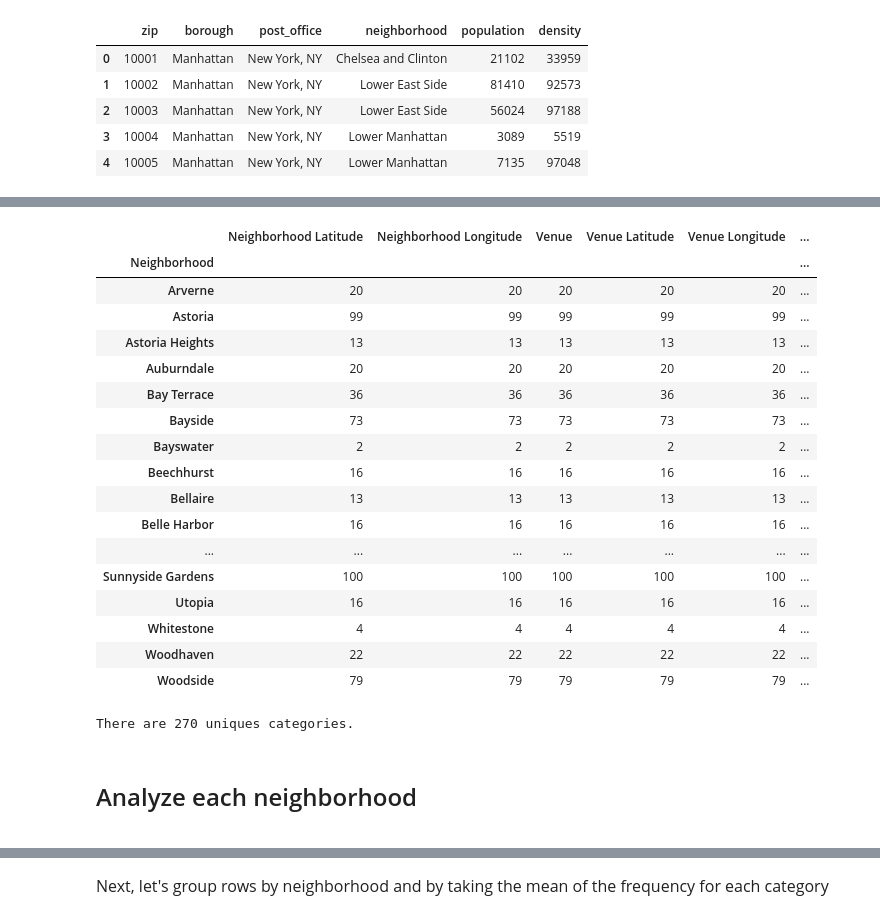
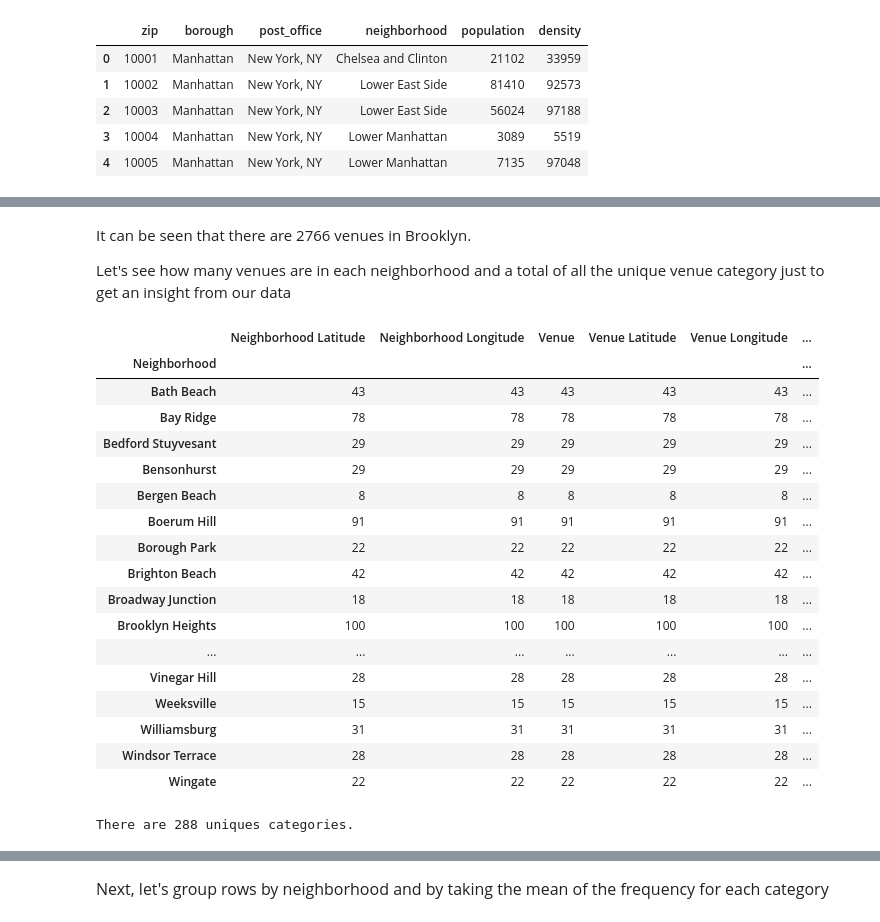
Before and after one commit to Tatenda23/Cousera_Capstone, a Jupyter notebook: Cousera_Capstone-Battle of Neighborhoods.ipynb, the cells around one changed output, grey strips where cells are left out. Drawn from its saved outputs; the diff is of its cells as text; code cells hidden in the pictures.

```diff
--- a/Cousera_Capstone-Battle of Neighborhoods.ipynb
+++ b/Cousera_Capstone-Battle of Neighborhoods.ipynb
@@ -111,6 +183,6 @@ Name: 139, dtype: object
 # %%
-#extracting Queens data only
-queens_data = new_york[new_york['Borough'] == 'Queens'].reset_index(drop=True)
-queens_data.head()
+#extracting Brooklyndata only
+brooklyn_data = new_york[new_york['Borough'] == 'Brooklyn'].reset_index(drop=True)
+brooklyn_data.head()
 # %% [output]
 |  | Borough | Neighborhood | Latitude | Longitude |
@@ -124,9 +194,9 @@ queens_data.head()
 # %%
-address = 'Queens, NY'
+address = 'Brooklyn, NY'
 
 geolocator = Nominatim(user_agent="ny_explorer")
 location = geolocator.geocode(address)
 latitude = location.latitude
 longitude = location.longitude
-print('The geograpical coordinate of Queens are {}, {}.'.format(latitude, longitude))
+print('The geograpical coordinate of Brooklyn are {}, {}.'.format(latitude, longitude))
 # %% [output]
@@ -255,8 +325,8 @@ def getNearbyVenues(names, latitudes, longitudes, radius=500):
 
     return(nearby_venues)
 # %%
-queens_venues = getNearbyVenues(names=queens_data['Neighborhood'],
-                                   latitudes=queens_data['Latitude'],
-                                   longitudes=queens_data['Longitude']
+brooklyn_venues = getNearbyVenues(names=brooklyn_data['Neighborhood'],
+                                   latitudes=brooklyn_data['Latitude'],
+                                   longitudes=brooklyn_data['Longitude']
                                   )
 # %%
@@ -273,29 +343,31 @@ queens_venues.head()
+# %% [markdown]
+It can be seen that there are 2766 venues in Brooklyn.
+
+Let's see how many venues are in each neighborhood  and a total of all the unique venue category just to get an insight from our data
 # %%
 #Venues returned by each neighborhood
-queens_venues.groupby('Neighborhood').count()
+brooklyn_venues.groupby('Neighborhood').count()
 # %% [output]
 |  | Neighborhood Latitude | Neighborhood Longitude | Venue | Venue Latitude | Venue Longitude | ... |
 | Neighborhood |  |  |  |  |  | ... |
-| Arverne | 20 | 20 | 20 | 20 | 20 | ... |
-| Astoria | 99 | 99 | 99 | 99 | 99 | ... |
-| Astoria Heights | 13 | 13 | 13 | 13 | 13 | ... |
-| Auburndale | 20 | 20 | 20 | 20 | 20 | ... |
-| Bay Terrace | 36 | 36 | 36 | 36 | 36 | ... |
-| Bayside | 73 | 73 | 73 | 73 | 73 | ... |
-| Bayswater | 2 | 2 | 2 | 2 | 2 | ... |
-| Beechhurst | 16 | 16 | 16 | 16 | 16 | ... |
-| Bellaire | 13 | 13 | 13 | 13 | 13 | ... |
-| Belle Harbor | 16 | 16 | 16 | 16 | 16 | ... |
+| Bath Beach | 43 | 43 | 43 | 43 | 43 | ... |
+| Bay Ridge | 78 | 78 | 78 | 78 | 78 | ... |
+| Bedford Stuyvesant | 29 | 29 | 29 | 29 | 29 | ... |
+| Bensonhurst | 29 | 29 | 29 | 29 | 29 | ... |
+| Bergen Beach | 8 | 8 | 8 | 8 | 8 | ... |
+| Boerum Hill | 91 | 91 | 91 | 91 | 91 | ... |
+| Borough Park | 22 | 22 | 22 | 22 | 22 | ... |
+| Brighton Beach | 42 | 42 | 42 | 42 | 42 | ... |
+| Broadway Junction | 18 | 18 | 18 | 18 | 18 | ... |
+| Brooklyn Heights | 100 | 100 | 100 | 100 | 100 | ... |
 | ... | ... | ... | ... | ... | ... | ... |
-| Sunnyside Gardens | 100 | 100 | 100 | 100 | 100 | ... |
-| Utopia | 16 | 16 | 16 | 16 | 16 | ... |
-| Whitestone | 4 | 4 | 4 | 4 | 4 | ... |
-| Woodhaven | 22 | 22 | 22 | 22 | 22 | ... |
-| Woodside | 79 | 79 | 79 | 79 | 79 | ... |
+| Vinegar Hill | 28 | 28 | 28 | 28 | 28 | ... |
+| Weeksville | 15 | 15 | 15 | 15 | 15 | ... |
+| Williamsburg | 31 | 31 | 31 | 31 | 31 | ... |
+| Windsor Terrace | 28 | 28 | 28 | 28 | 28 | ... |
+| Wingate | 22 | 22 | 22 | 22 | 22 | ... |
 # %%
 #Unique categories
-print('There are {} uniques categories.'.format(len(queens_venues['Venue Category'].unique())))
+print('There are {} uniques categories.'.format(len(brooklyn_venues['Venue Category'].unique())))
 # %% [output]
-There are 270 uniques categories.
+There are 288 uniques categories.
-# %% [markdown]
-<font size="5"><h1>Analyze each neighborhood</h1></font>
```
Also changed, not shown: parts of 119 cells of this notebook, 2 other files.
